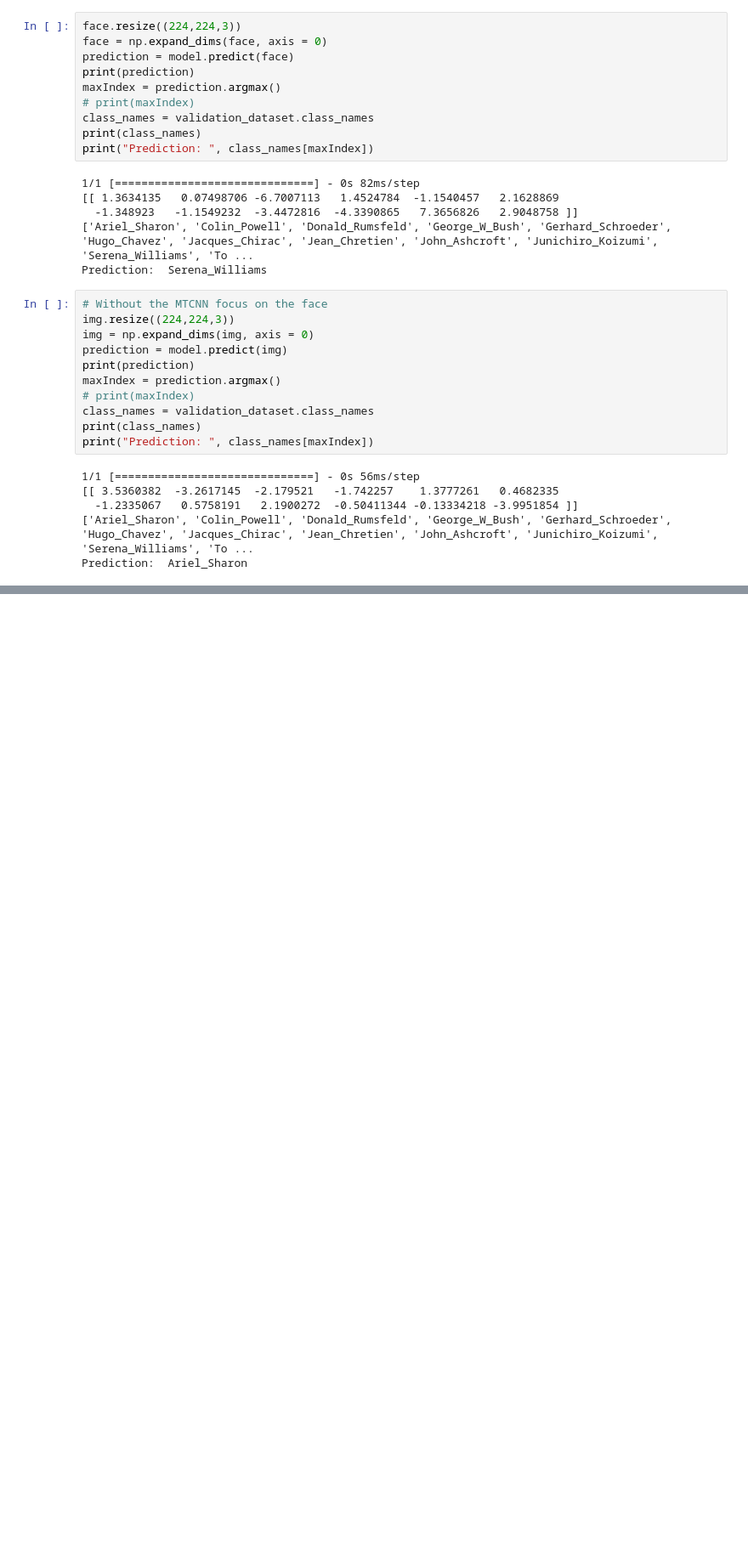
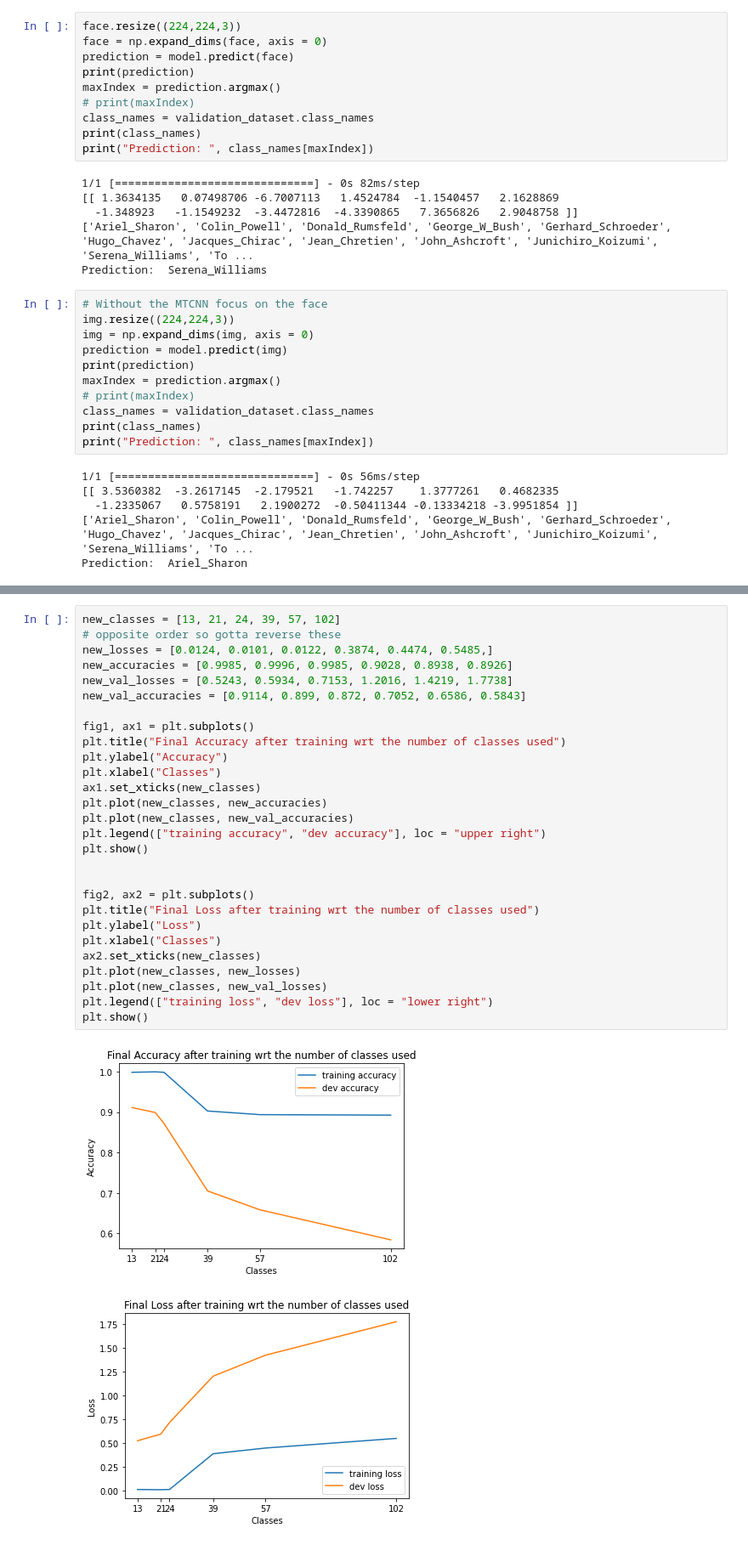
Before and after one commit to NankoCS/CelebRecognition, a Jupyter notebook: application.ipynb, the cells around one changed output, grey strips where cells are left out. Shown at 85% size. Drawn from its saved outputs; the diff is of its cells as text; blank space fills up the shorter version.

```diff
--- a/application.ipynb
+++ b/application.ipynb
@@ -186,0 +226,31 @@ Prediction:  Ariel_Sharon
+# %%
+new_classes = [13, 21, 24, 39, 57, 102]
+# opposite order so gotta reverse these
+new_losses = [0.0124, 0.0101, 0.0122, 0.3874, 0.4474, 0.5485,]
+new_accuracies = [0.9985, 0.9996, 0.9985, 0.9028, 0.8938, 0.8926]
+new_val_losses = [0.5243, 0.5934, 0.7153, 1.2016, 1.4219, 1.7738]
+new_val_accuracies = [0.9114, 0.899, 0.872, 0.7052, 0.6586, 0.5843]
+
+fig1, ax1 = plt.subplots()
+plt.title("Final Accuracy after training wrt the number of classes used")
+plt.ylabel("Accuracy")
+plt.xlabel("Classes")
+ax1.set_xticks(new_classes)
+plt.plot(new_classes, new_accuracies)
+plt.plot(new_classes, new_val_accuracies)
+plt.legend(["training accuracy", "dev accuracy"], loc = "upper right")
+plt.show()
+
+
+fig2, ax2 = plt.subplots()
+plt.title("Final Loss after training wrt the number of classes used")
+plt.ylabel("Loss")
+plt.xlabel("Classes")
+ax2.set_xticks(new_classes)
+plt.plot(new_classes, new_losses)
+plt.plot(new_classes, new_val_losses)
+plt.legend(["training loss", "dev loss"], loc = "lower right")
+plt.show()
+# %% [output]
+[figure, added]
+[figure, added]
```
Also changed, not shown: parts of 2 cells of this notebook, 18 other files.
